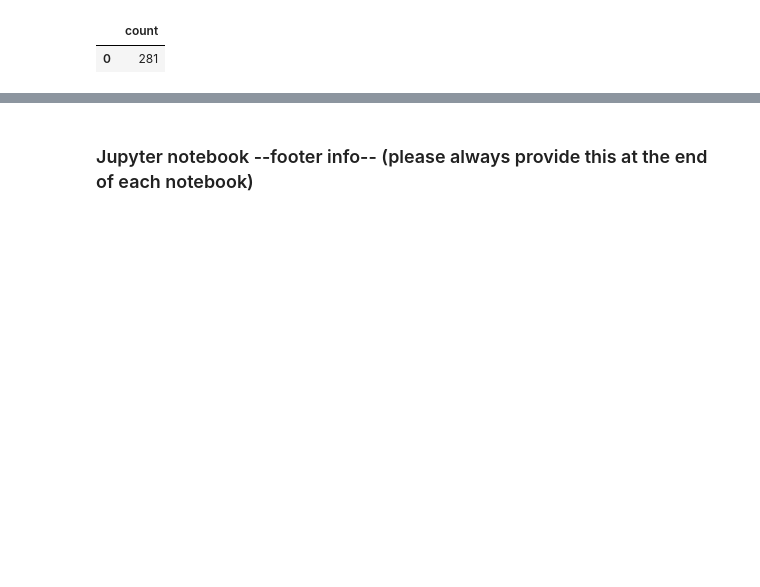
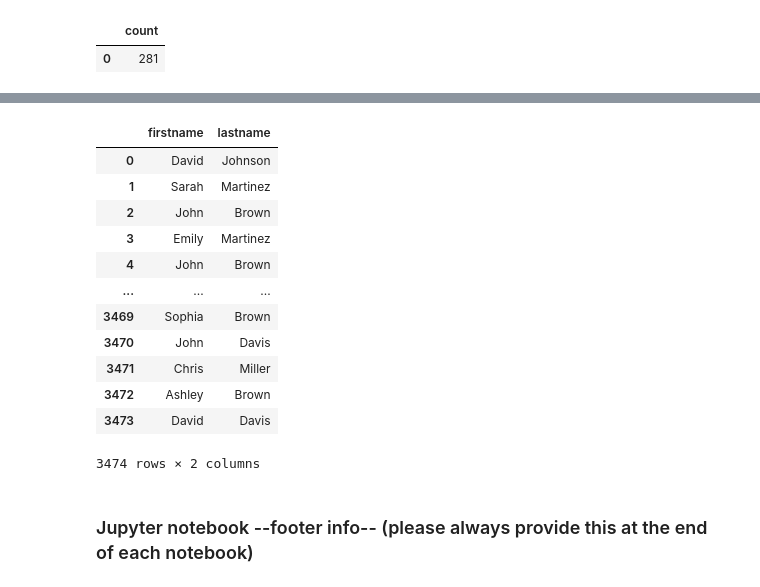
Before and after one commit to blobb3/python_postgresql_pgadmin, a Jupyter notebook: Test_Exam_Relationale_Daten_Solution.ipynb, the cells around one changed output, grey strips where cells are left out. Saved outputs shown, nothing was run; the diff lists cells and outputs as text; code cells hidden in the pictures; blank space fills up the shorter version.

```diff
--- a/Test_Exam_Relationale_Daten_Solution.ipynb
+++ b/Test_Exam_Relationale_Daten_Solution.ipynb
@@ -919,3 +1090,32 @@ df_sub
+# %%
+# Verbindung zur Datenbank herstellen
+connection = engine.raw_connection()
+
+# Ausführen der SQL-Abfrage und Speichern in einem DataFrame
+df_sub = pd.read_sql_query("""SELECT c.FirstName, c.LastName
+                           FROM Customers AS c
+                           LEFT JOIN Sales AS s ON c.CustomerID = s.CustomerID
+                           WHERE s.SaleDate IS NULL OR EXTRACT(YEAR FROM CAST(s.SaleDate AS DATE)) < 2020;""", con=connection)
+
+# Verbindung schließen
+connection.close()
+
+# Ergebnisse anzeigen
+df_sub
+# %% [output]
+|  | firstname | lastname |
+| 0 | David | Johnson |
+| 1 | Sarah | Martinez |
+| 2 | John | Brown |
+| 3 | Emily | Martinez |
+| 4 | John | Brown |
+| ... | ... | ... |
+| 3469 | Sophia | Brown |
+| 3470 | John | Davis |
+| 3471 | Chris | Miller |
+| 3472 | Ashley | Brown |
+| 3473 | David | Davis |
+3474 rows × 2 columns
 # %% [markdown]
 ### Jupyter notebook --footer info-- (please always provide this at the end of each notebook)
 # %%
```
Also changed, not shown: parts of 18 cells of this notebook.
